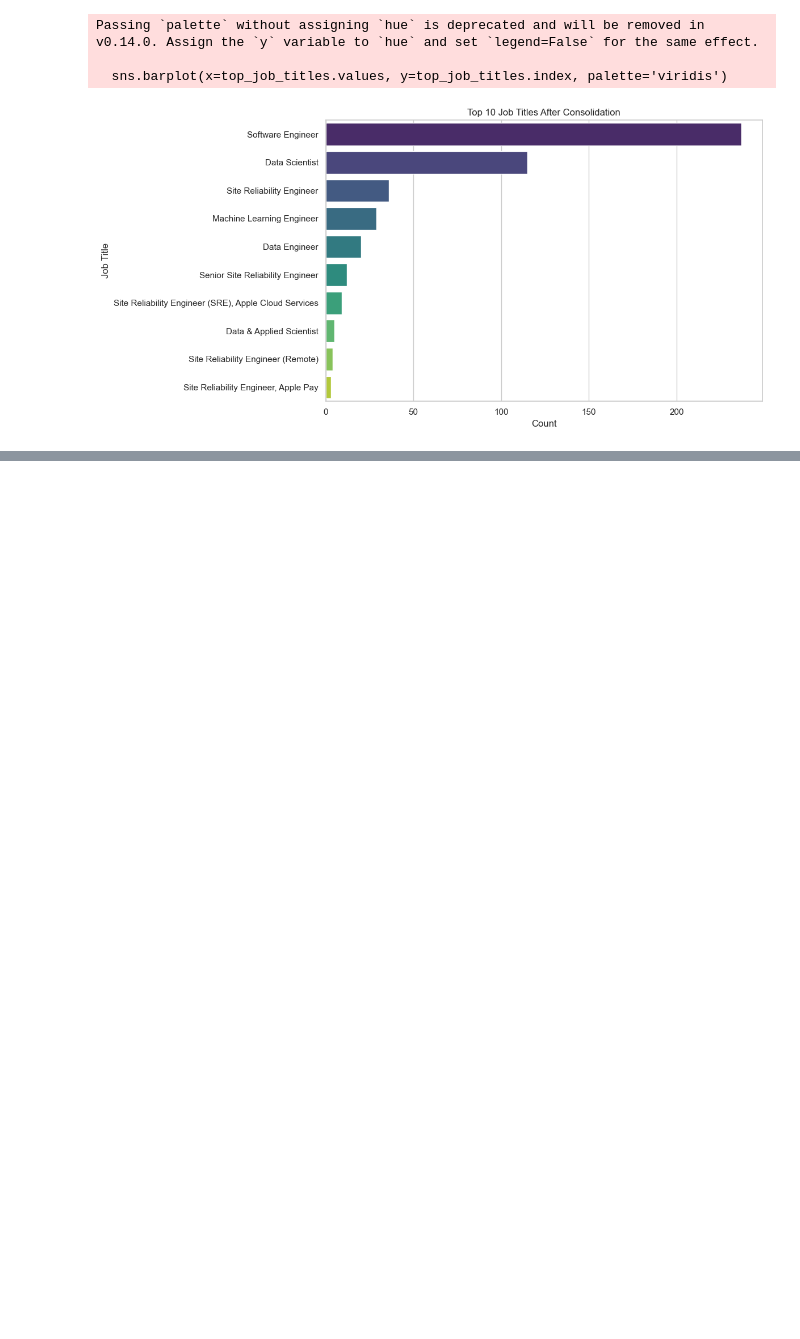
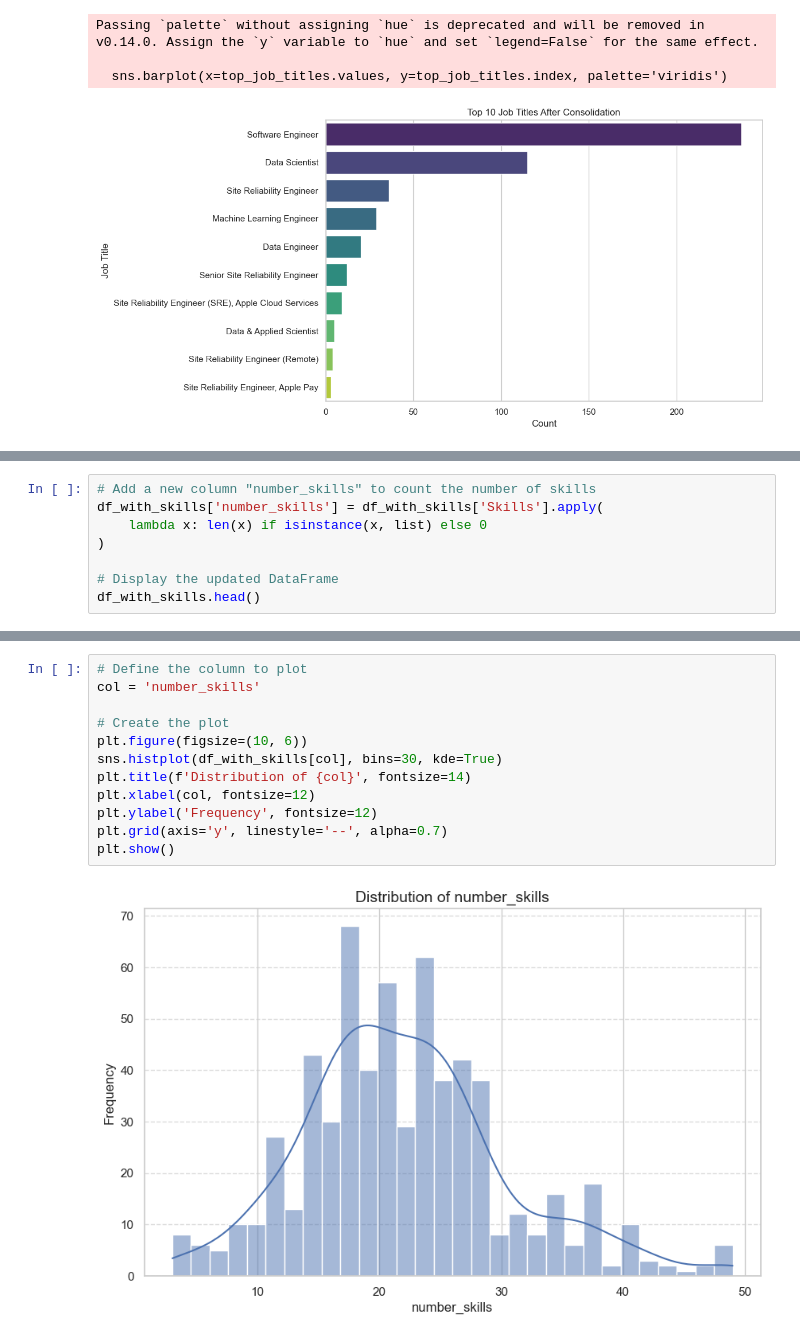
Before and after one commit to Tim60161/workproject_matching_algo, a Jupyter notebook: synthetic_data_binary.ipynb, the cells around one changed output, grey strips where cells are left out. Drawn from its saved outputs; the diff is of its cells as text; blank space fills up the shorter version.

```diff
--- a/synthetic_data_binary.ipynb
+++ b/synthetic_data_binary.ipynb
@@ -1337,0 +1415,8 @@ Passing `palette` without assigning `hue` is deprecated and will be removed in v
+# %%
+# Add a new column "number_skills" to count the number of skills
+df_with_skills['number_skills'] = df_with_skills['Skills'].apply(
+    lambda x: len(x) if isinstance(x, list) else 0
+)
+
+# Display the updated DataFrame
+df_with_skills.head()
@@ -1337,0 +1430,14 @@ Passing `palette` without assigning `hue` is deprecated and will be removed in v
+# %%
+# Define the column to plot
+col = 'number_skills'
+
+# Create the plot
+plt.figure(figsize=(10, 6))
+sns.histplot(df_with_skills[col], bins=30, kde=True)
+plt.title(f'Distribution of {col}', fontsize=14)
+plt.xlabel(col, fontsize=12)
+plt.ylabel('Frequency', fontsize=12)
+plt.grid(axis='y', linestyle='--', alpha=0.7)
+plt.show()
+# %% [output]
+[figure, added]
```
Also changed, not shown: parts of 63 cells of this notebook.
